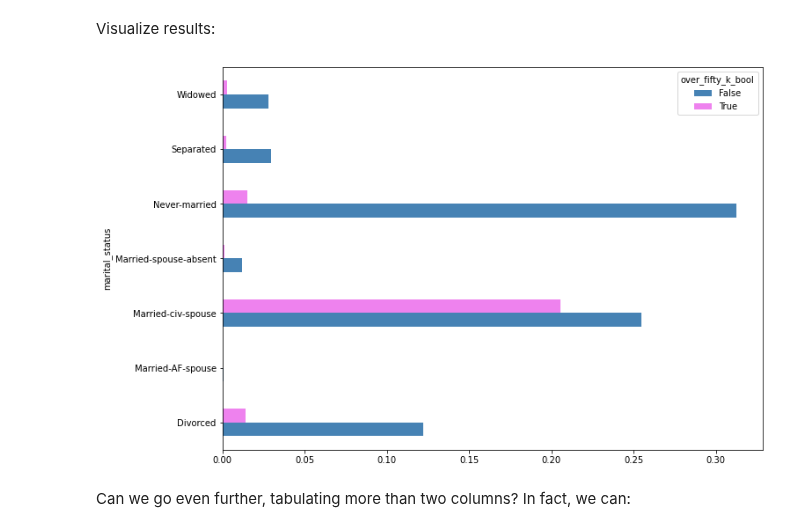
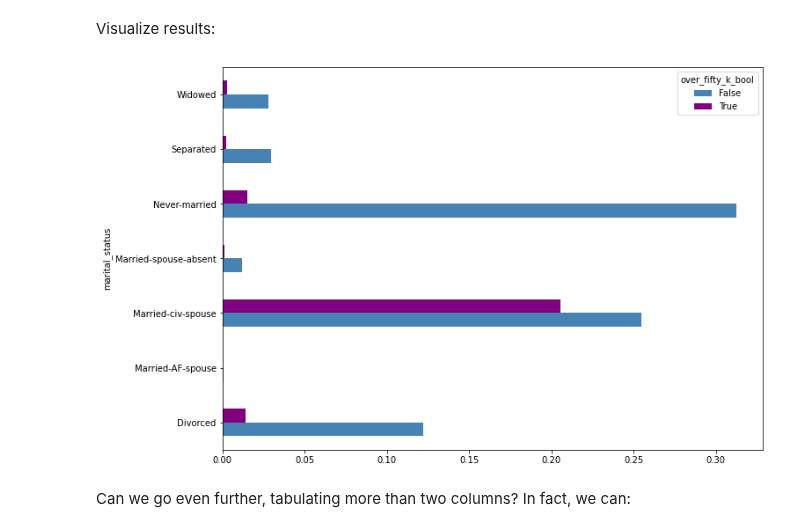
Before and after one commit to lermana/python_fundamentals, a Jupyter notebook: data_science/data_science.ipynb, the cells around one changed output. Saved outputs shown, nothing was run; the diff lists cells and outputs as text; code cells hidden in the pictures.

```diff
--- a/data_science/data_science.ipynb
+++ b/data_science/data_science.ipynb
@@ -393,2 +231,0 @@ table[numeric_cols].head()
-# %%
-table[numeric_cols] = table[numeric_cols].astype(int)
@@ -405,2 +231,0 @@ dtype: object
-# %%
-table.loc[:, numeric_cols] = table.loc[:, numeric_cols].astype(int)
@@ -466,3 +234,5 @@ dtype: object
+# %%
+table = table.infer_objects()
 # %% [markdown]
 ### Data type handling - _boolean_
 
@@ -657,2 +442,2 @@ I don't know that we'll need this column, but let's go ahead and retain it anywa
 # %%
-table["age_log"] = np.log(table.age)
+fnlwgt_log = np.log(table.fnlwgt)
@@ -826,9 +607,9 @@ _cross_tabs.sum().sum()
 # %% [markdown]
 Visualize results:
 # %%
-ax = _cross_tabs.plot.barh(figsize=(11, 8), color=["steelblue", "violet"])
+ax = _cross_tabs.plot.barh(figsize=(11, 8), color=["steelblue", "purple"])
 # %% [output]
-[figure, old version]
+[figure, new version]
 # %% [markdown]
 Can we go even further, tabulating more than two columns? In fact, we can:
 # %%
```
Also changed, not shown: parts of 143 cells of this notebook, 3 other files.
